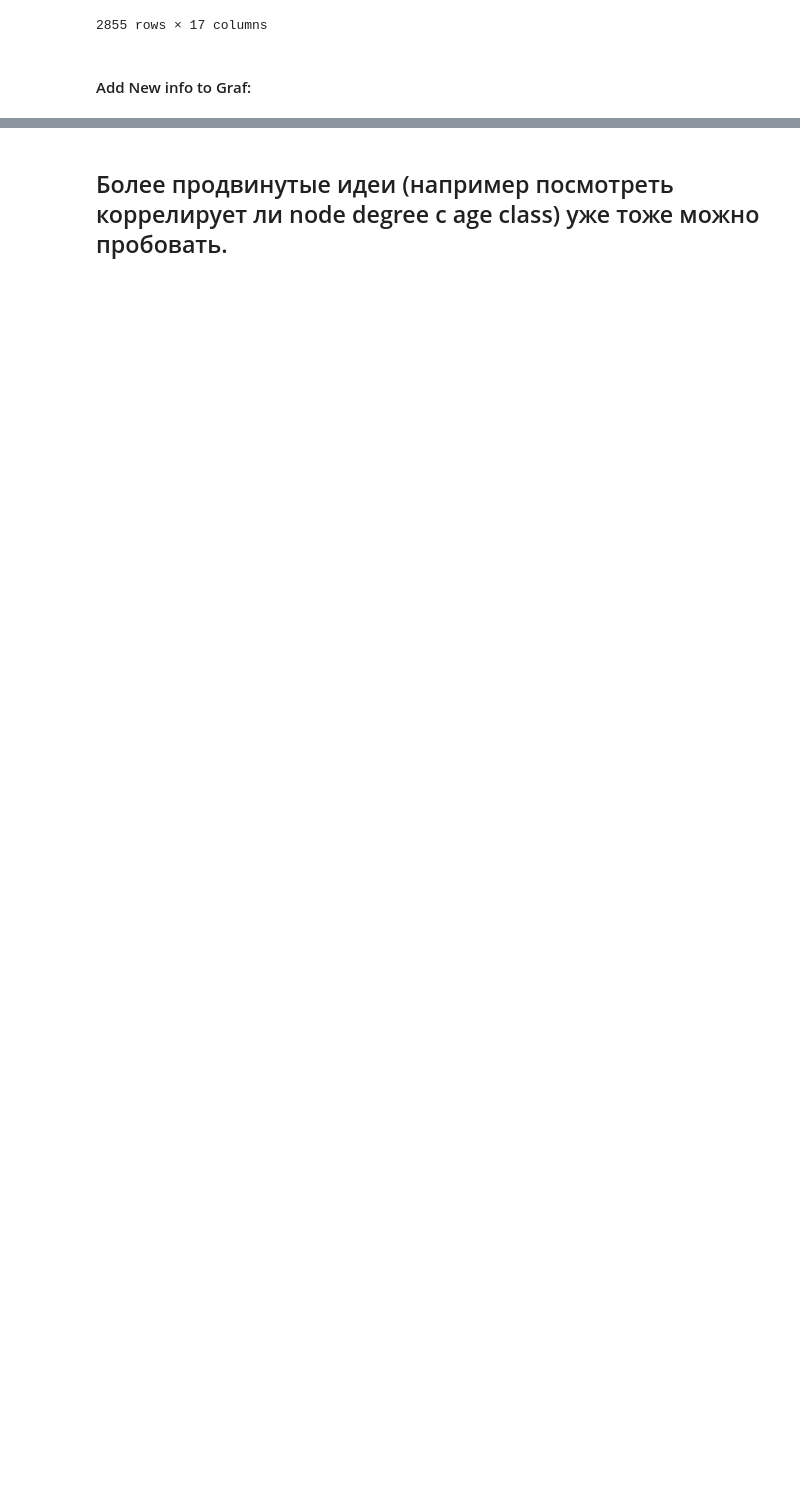
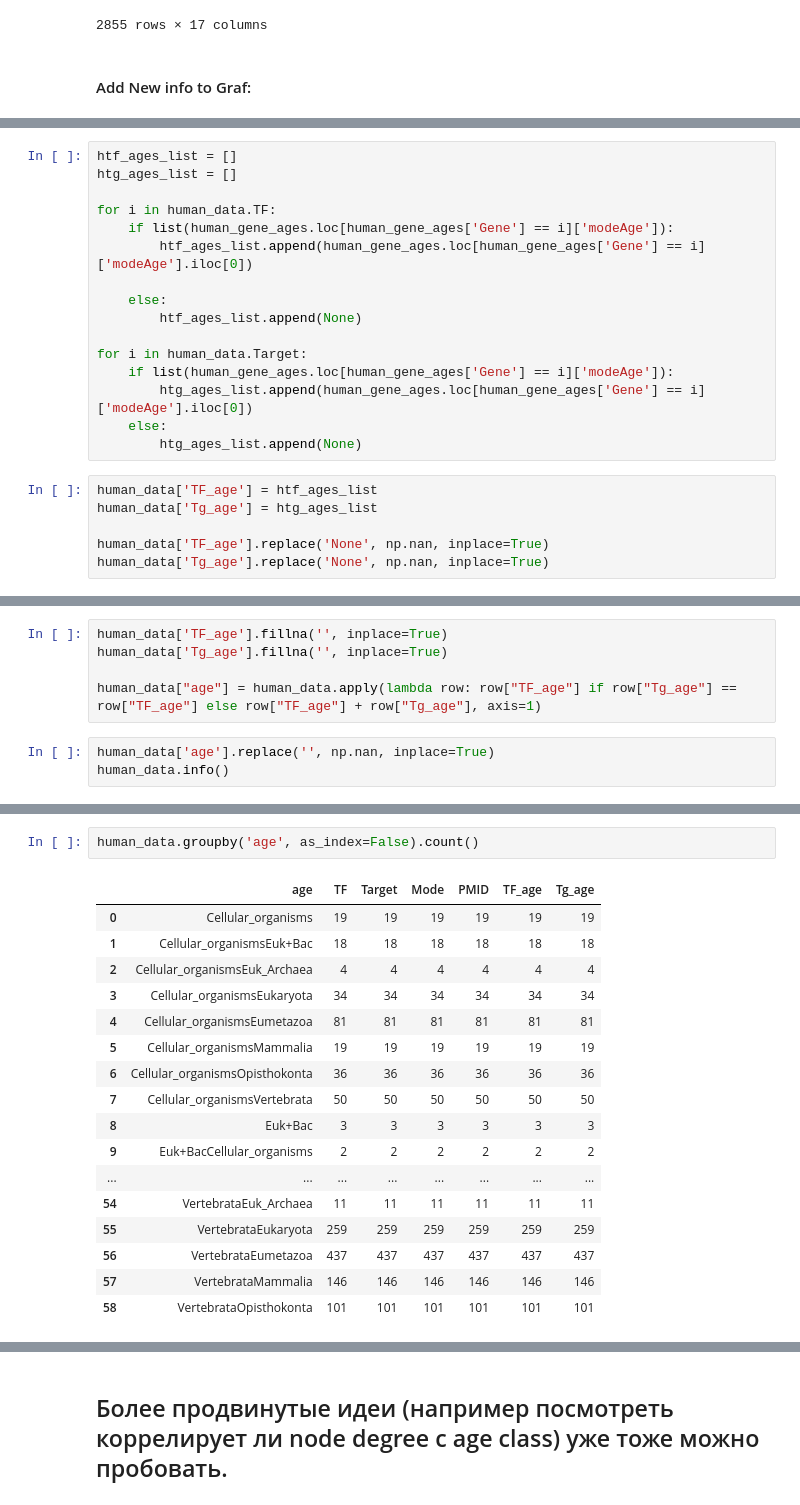
Before and after one commit to Freddsle/age_patterns, a Jupyter notebook: code/02_age_gene_classes.ipynb, the cells around one changed output, grey strips where cells are left out. Saved outputs shown, nothing was run; the diff lists cells and outputs as text; blank space fills up the shorter version.

```diff
--- a/code/02_age_gene_classes.ipynb
+++ b/code/02_age_gene_classes.ipynb
@@ -687,0 +750,22 @@ human_prot_genes
+# %%
+htf_ages_list = []
+htg_ages_list = []
+
+for i in human_data.TF:
+    if list(human_gene_ages.loc[human_gene_ages['Gene'] == i]['modeAge']):
+        htf_ages_list.append(human_gene_ages.loc[human_gene_ages['Gene'] == i]['modeAge'].iloc[0])
+
+    else:
+        htf_ages_list.append(None)
+
+for i in human_data.Target:
+    if list(human_gene_ages.loc[human_gene_ages['Gene'] == i]['modeAge']):
+        htg_ages_list.append(human_gene_ages.loc[human_gene_ages['Gene'] == i]['modeAge'].iloc[0])
+    else:
+        htg_ages_list.append(None)
+# %%
+human_data['TF_age'] = htf_ages_list
+human_data['Tg_age'] = htg_ages_list
+
+human_data['TF_age'].replace('None', np.nan, inplace=True)
+human_data['Tg_age'].replace('None', np.nan, inplace=True)
@@ -687,0 +792,8 @@ human_prot_genes
+# %%
+human_data['TF_age'].fillna('', inplace=True)
+human_data['Tg_age'].fillna('', inplace=True)
+
+human_data["age"] = human_data.apply(lambda row: row["TF_age"] if row["Tg_age"] == row["TF_age"] else row["TF_age"] + row["Tg_age"], axis=1)
+# %%
+human_data['age'].replace('', np.nan, inplace=True)
+human_data.info()
@@ -687,0 +815,20 @@ human_prot_genes
+# %%
+human_data.groupby('age', as_index=False).count()
+# %% [output]
+|  | age | TF | Target | Mode | PMID | TF_age | Tg_age |
+| 0 | Cellular_organisms | 19 | 19 | 19 | 19 | 19 | 19 |
+| 1 | Cellular_organismsEuk+Bac | 18 | 18 | 18 | 18 | 18 | 18 |
+| 2 | Cellular_organismsEuk_Archaea | 4 | 4 | 4 | 4 | 4 | 4 |
+| 3 | Cellular_organismsEukaryota | 34 | 34 | 34 | 34 | 34 | 34 |
+| 4 | Cellular_organismsEumetazoa | 81 | 81 | 81 | 81 | 81 | 81 |
+| 5 | Cellular_organismsMammalia | 19 | 19 | 19 | 19 | 19 | 19 |
+| 6 | Cellular_organismsOpisthokonta | 36 | 36 | 36 | 36 | 36 | 36 |
+| 7 | Cellular_organismsVertebrata | 50 | 50 | 50 | 50 | 50 | 50 |
+| 8 | Euk+Bac | 3 | 3 | 3 | 3 | 3 | 3 |
+| 9 | Euk+BacCellular_organisms | 2 | 2 | 2 | 2 | 2 | 2 |
+| ... | ... | ... | ... | ... | ... | ... | ... |
+| 54 | VertebrataEuk_Archaea | 11 | 11 | 11 | 11 | 11 | 11 |
+| 55 | VertebrataEukaryota | 259 | 259 | 259 | 259 | 259 | 259 |
+| 56 | VertebrataEumetazoa | 437 | 437 | 437 | 437 | 437 | 437 |
+| 57 | VertebrataMammalia | 146 | 146 | 146 | 146 | 146 | 146 |
+| 58 | VertebrataOpisthokonta | 101 | 101 | 101 | 101 | 101 | 101 |
```
Also changed, not shown: parts of 88 cells of this notebook, 6 other files.
